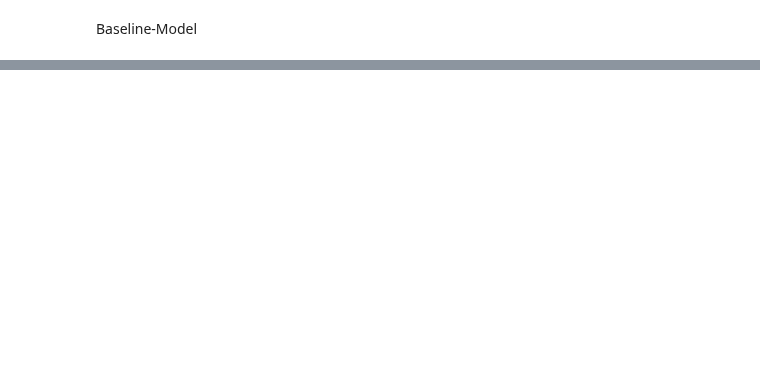
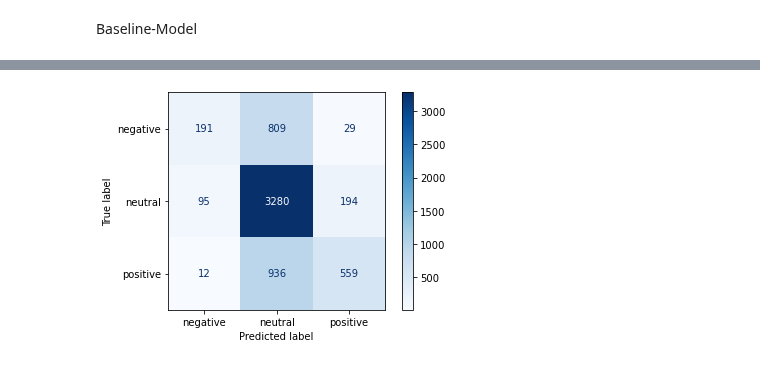
Before and after one commit to RicardoXXXXXX/Tweet-s-sentiment-prediction, a Jupyter notebook: COMP30027-Assignment2-feature_analysis.ipynb, the cells around one changed output, grey strips where cells are left out. Drawn from its saved outputs; the diff is of its cells as text; code cells hidden in the pictures; blank space fills up the shorter version.

```diff
--- a/COMP30027-Assignment2-feature_analysis.ipynb
+++ b/COMP30027-Assignment2-feature_analysis.ipynb
@@ -104,0 +264,5 @@ GridSearchCV(estimator=SVC(),
+# %%
+from sklearn.svm import SVC
+from sklearn.model_selection import GridSearchCV
+grid = GridSearchCV(SVC(), param_grid={"C":[0.01,0.1, 1, 10,100], "gamma":[1, 0.1, 0.01]}, cv=4)
+grid.fit(x_train_chi, y_train)
@@ -158,3 +329,37 @@ from sklearn.preprocessing import StandardScaler
 from sklearn.pipeline import make_pipeline
 from sklearn.ensemble import StackingClassifier
 estimator = []
+# %%
+from sklearn import metrics
+import matplotlib.pyplot as plt
+from sklearn.metrics import accuracy_score
+from sklearn.metrics import precision_score
+from sklearn.metrics import recall_score
+from sklearn.metrics import recall_score
+from sklearn.metrics import f1_score
+import time
+
+t0 = time.time()
+lr = LogisticRegression(solver='sag',multi_class='multinomial',C = 0.8, max_iter=200 ).fit(x_train_chi, y_train)
+t1 = time.time()-t0
+print("Excution time of logtistic regression classifier: {} s". format(round(t1,3)))
+
+lr_acc = np.mean(cross_val_score(lr,x_test_chi,y_valid,cv=5))
+print('validation accuracy: ',lr_acc)
+y_train_predicted = lr.predict(x_train_chi)
+print('Training accuracy: ', np.mean(y_train_predicted == y_train))
+
+y_pred = lr.predict(x_test_chi)
+precision = precision_score(y_valid, y_pred, average="macro")
+print('Macro Precision: %f ' % precision)
+recall = recall_score(y_valid, y_pred, average="macro")
+print('Macro Recall: %f ' % recall)
+f1 = f1_score(y_valid, y_pred, average="macro")
+print('Macro F1 score: %f ' % f1)
+
+precision = precision_score(y_valid, y_pred, average="weighted")
+print('Weighted Precision: %f ' % precision)
+recall = recall_score(y_valid, y_pred, average="weighted")
+print('Weighted Recall: %f ' % recall)
+f1 = f1_score(y_valid, y_pred, average="weighted")
+print('Weighted F1 score: %f ' % f1)
@@ -160,0 +376,6 @@ estimator = []
+# %%
+from sklearn.metrics import plot_confusion_matrix
+plot_confusion_matrix(lr,x_test_chi, y_valid, cmap = plt.cm.Blues )
+plt.show()
+# %% [output]
+[figure, added]
```
Also changed, not shown: parts of 28 cells of this notebook.
